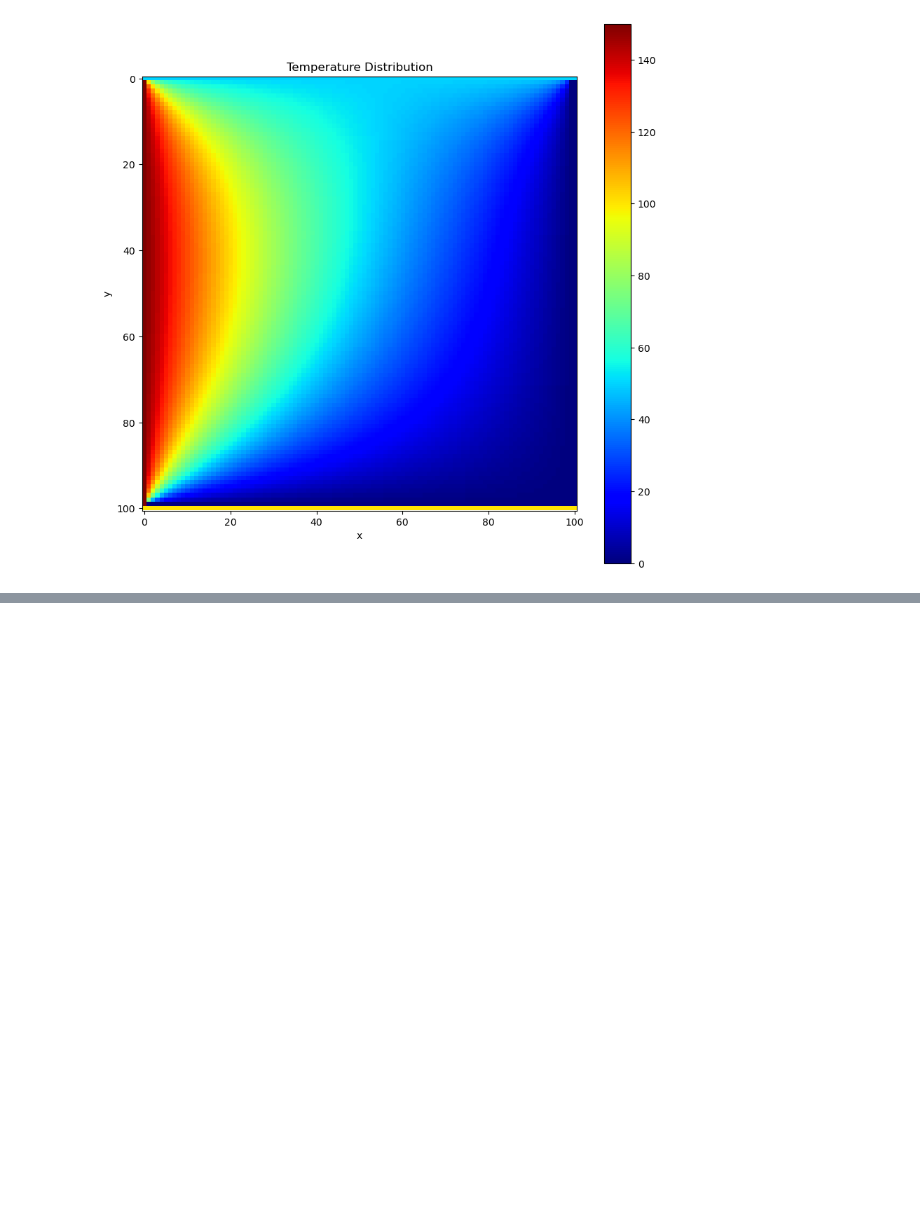
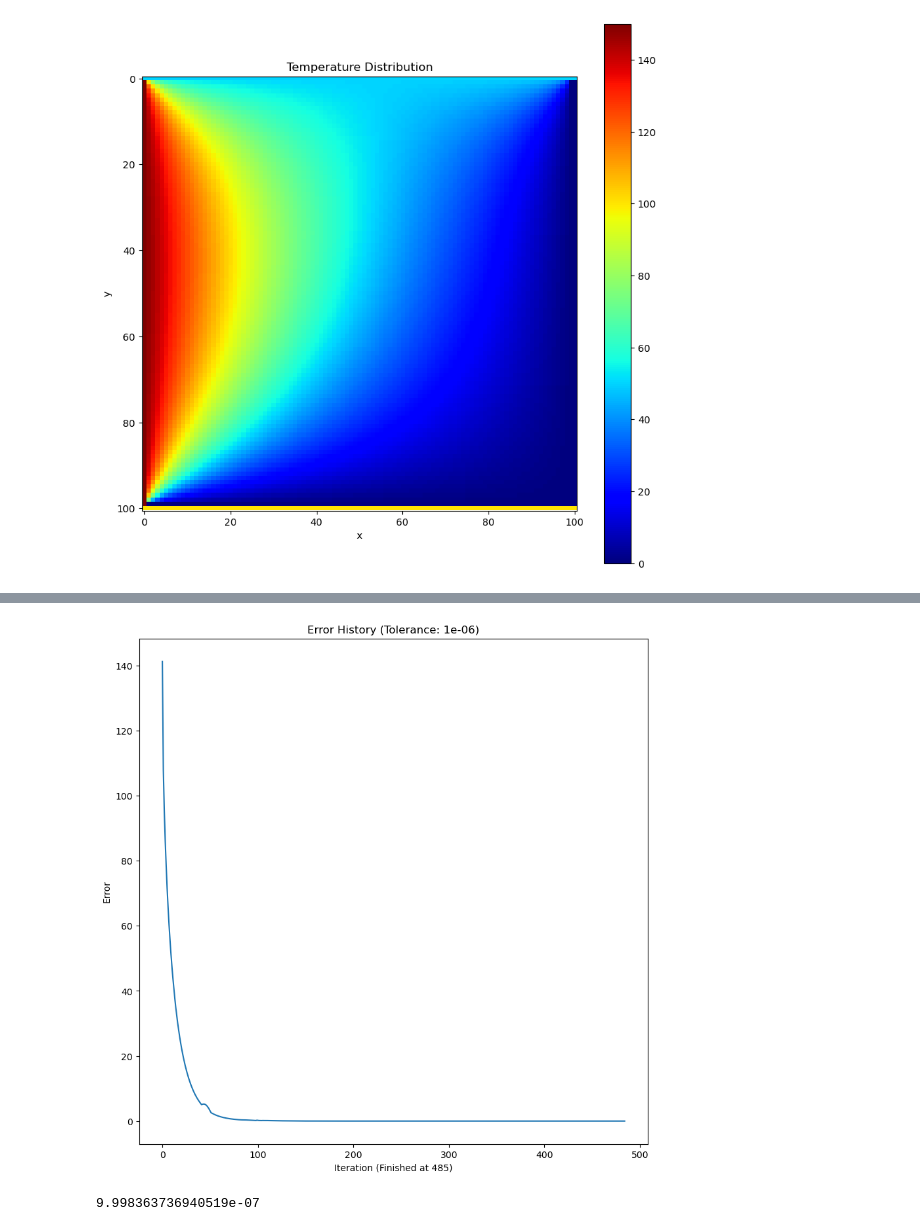
Before and after one commit to sungchol3/Numerical_Method_solving_laplace_equations, a Jupyter notebook: numerical_method_laplace_eq.ipynb, the cells around one changed output, grey strips where cells are left out. Saved outputs shown, nothing was run; the diff lists cells and outputs as text; code cells hidden in the pictures; blank space fills up the shorter version.

```diff
--- a/numerical_method_laplace_eq.ipynb
+++ b/numerical_method_laplace_eq.ipynb
@@ -225,0 +329,7 @@ print(model.error_history[-1])
+# %%
+plt.figure(figsize=(10, 10))
+model.show_error_history()
+print(model.error_history[-1])
+# %% [output]
+[figure, added]
+9.998363736940519e-07
```
Also changed, not shown: parts of 9 cells of this notebook.
